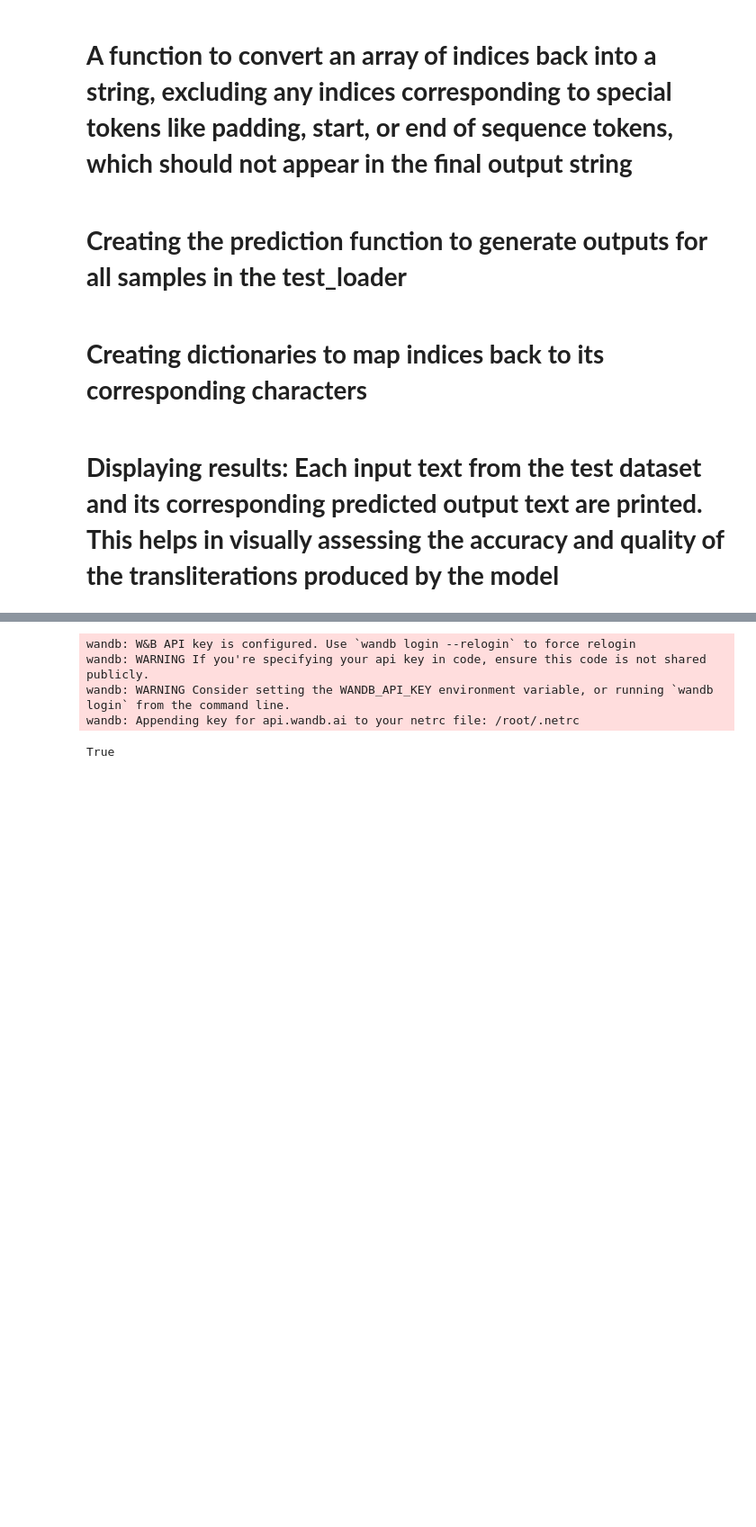
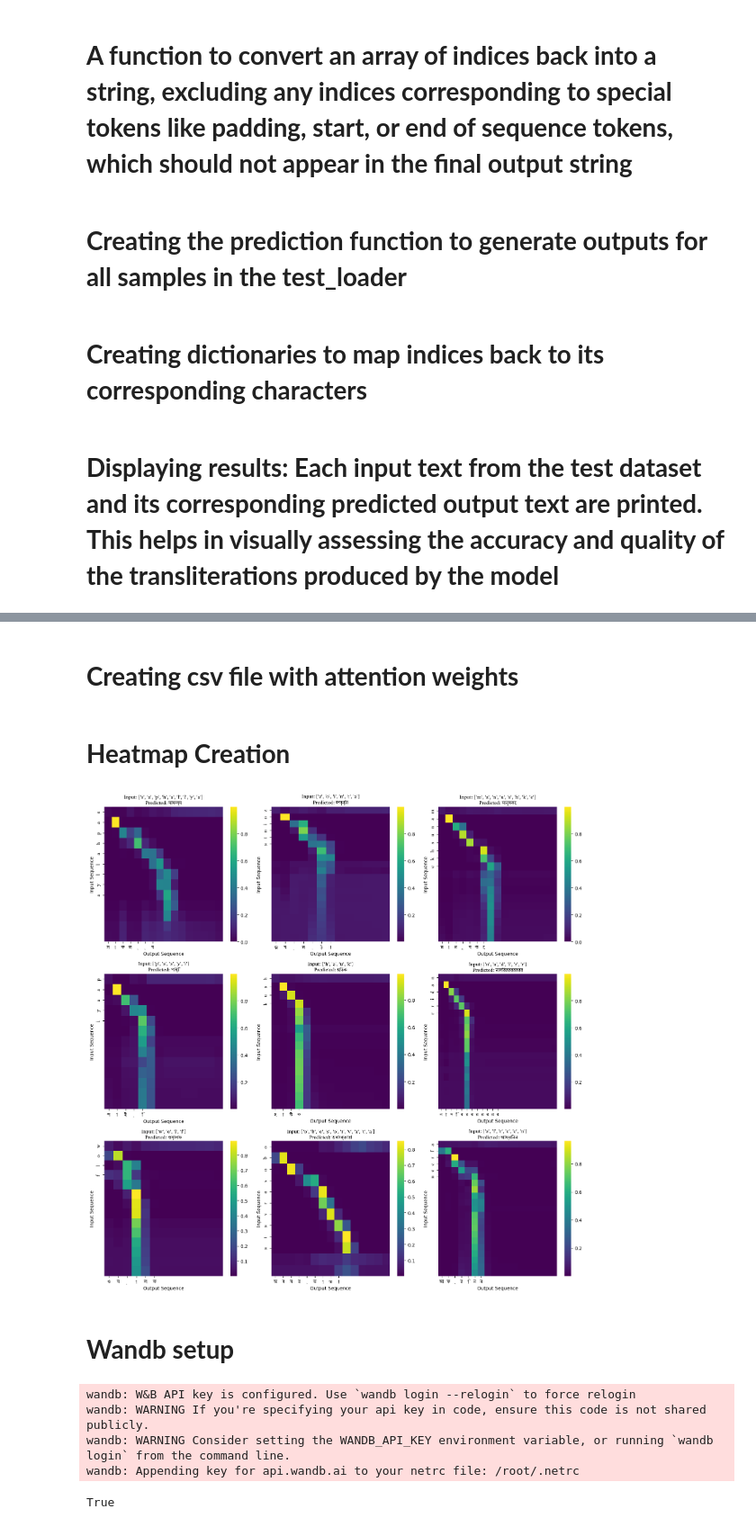
Before and after one commit to PARTHASAKHAPAUL/CS6910_Assignment3, a Jupyter notebook: Part-B_with_attention/CS6910_A3_with_attention.ipynb, the cells around one changed output, grey strips where cells are left out. Shown at 90% size. Cells and saved outputs as stored; diff of their text form; code cells hidden in the pictures; blank space fills up the shorter version.

```diff
--- a/Part-B_with_attention/CS6910_A3_with_attention.ipynb
+++ b/Part-B_with_attention/CS6910_A3_with_attention.ipynb
@@ -255,7 +248,7 @@ def load_data(path):
 # **Load Latin and bangla training data**
 # %%
 # Load Latin and bangla training data from specified path
-latin_train, bangla_train = load_data('/kaggle/input/aksharantar/aksharantar_sampled/ben/ben_train.csv')
+latin_train, bangla_train = load_data('/kaggle/input/aksharantar-sampled/aksharantar_sampled/ben/ben_train.csv')
 # %% [markdown]
 # **Print the loaded Latin and Bangla training data**
 # %%
@@ -556,7 +552,7 @@ KeyboardInterrupt:
 # **Load the Test data into the AksharantarDataset and then creating the test_loader by Dataloader function**
 # %%
 # Load the test data from the specified CSV file location
-latin_test, bangla_test = load_data('/kaggle/input/aksharantar/aksharantar_sampled/ben/ben_test.csv')
+latin_test, bangla_test = load_data('/kaggle/input/aksharantar-sampled/aksharantar_sampled/ben/ben_test.csv')
 
 # Create test_dataset using the AksharantarDataset class, initializing it with test data
 # and corresponding token-to-index mappings for both Latin and Bangla scripts
@@ -590,16 +586,17 @@ def predict(model, iterator, device):
             # Ensure the source and target tensors are on the correct device (GPU or CPU)
             source = source.to(device)
             target = target.to(device)
-            # Obtain model output without teacher forcing (i.e., the model relies entirely on its predictions)
-            output = model(source, target, 0)
+            # Obtain model output and attention weights without teacher forcing (i.e., the model relies entirely on its predictions)
+            output, attention_weights = model(source, target, 0)
             # Get the index with the highest probability from output predictions
             output = output.argmax(2)
             # Convert tensors to CPU numpy arrays for easier manipulation and extraction
             source = source.cpu().numpy()
             output = output.cpu().numpy()
             target = target.cpu().numpy()
-            # Store the tuple of source and decoded output predictions
-            predictions.append((source, target, output))
+            attention_weights = attention_weights.cpu().numpy()
+            # Store the tuple of source, decoded output predictions, and attention weights
+            predictions.append((source, target, output, attention_weights))
     # Return all predictions made over the iterator
     return predictions
 # %% [markdown]
@@ -617,7 +614,7 @@ bangla_index_to_token = {index: char for char, index in bangla_token_to_index.it
 test_predictions = predict(model, test_loader, device)
 # print(test_predictions[1])
 # Loop through the list of tuples containing source and output indices from the test predictions
-for source_indices, target_indices, output_indices in test_predictions:
+for source_indices, target_indices, output_indices, attention_weights in test_predictions:
     # Iterate through each example in the batch. This is necessary as batches may contain multiple examples
     for i in range(source_indices.shape[0]):
         # Decode the source indices to their corresponding text using the mapping dictionary for Latin script
@@ -633,0 +647,2 @@ RuntimeError: Sizes of tensors must match except in dimension 2. Expected size 1
+# %% [markdown]
+# **Creating csv file with attention weights**
@@ -634,3 +680,61 @@ RuntimeError: Sizes of tensors must match except in dimension 2. Expected size 1
+# %% [markdown]
+# **Heatmap Creation**
+# %%
+import matplotlib.pyplot as plt
+import seaborn as sns
+import matplotlib.font_manager as fm
+
+# Function to decode indices into tokens, ignoring specified tokens
+def decode_indices(indices, index_to_token, ignore_tokens):
+    valid_indices = [index for index in indices if index not in ignore_tokens]  # Filter out the ignored tokens.
+    return ''.join([index_to_token[index] for index in valid_indices if index in index_to_token])  # Convert indices to tokens and join them into a string.
+
+# Function to plot attention weights using seaborn's heatmap
+def plot_attention(ax, input_text, output_text, attention_weights, font_properties):
+    attention_weights = attention_weights.squeeze(1)  # Remove singleton dimensions from attention weights.
+    sns.heatmap(attention_weights, xticklabels=output_text, yticklabels=input_text, ax=ax, cmap='viridis')  # Plot the attention weights as a heatmap.
+    ax.set_xticklabels(output_text, fontproperties=font_properties)  # Set Bengali font for x-axis labels
+    ax.set_yticklabels(input_text, fontproperties=font_properties)  # Set Bengali font for y-axis labels
+    ax.set_xlabel('Output Sequence')  # Set the x-axis label.
+    ax.set_ylabel('Input Sequence')  # Set the y-axis label.
+    title = f'Input: {input_text}\nPredicted: {predicted_text}'  # Combine input and predicted texts with a newline character
+    ax.set_title(title, fontproperties=font_properties)  # Set the combined title
+
+# Assume test_predictions are obtained from the predict function
+test_predictions = predict(model, test_loader, device)  # Get predictions and attention weights from the model.
+
+# Tokens to ignore during decoding
+ignore_tokens = {
+    bangla_token_to_index['<eos>'],  # Ignore the <eos> token.
+    bangla_token_to_index['<pad>'],  # Ignore the <pad> token.
+    bangla_token_to_index['<sos>']  # Ignore the <sos> token.
+}
+
+# Load the Bengali font
+bengali_font_path = "/kaggle/input/tiro-beng/TiroBangla-Regular.ttf"  # Specify the path to a Bengali font file
+bengali_font = fm.FontProperties(fname=bengali_font_path, size=10)  # Create a font property
+
+# Plotting in a 3x3 grid
+fig, axes = plt.subplots(3, 3, figsize=(15, 15))  # Create a 3x3 grid of subplots with specified figure size.
+axes = axes.flatten()  # Flatten the 2D array of axes for easy iteration.
+
+for idx, (source_indices, target_indices, output_indices, attention_weights) in enumerate(test_predictions[:9]):  # Iterate over the first 9 test predictions.
+    input_text = decode_indices(source_indices[0], latin_index_to_token, ignore_tokens)  # Decode the source indices into input text.
+    predicted_text = decode_indices(output_indices[0], bangla_index_to_token, ignore_tokens)  # Decode the output indices into predicted text.
+    attention = attention_weights[0]  # Get the attention weights for the first sequence.
+
+    plot_attention(axes[idx], list(input_text), list(predicted_text), attention, bengali_font)  # Plot the attention weights.
+
+# Hide any remaining empty subplots
+for j in range(idx + 1, len(axes)):  # Iterate over any remaining subplots.
+    fig.delaxes(axes[j])  # Delete the empty subplot.
+
+plt.tight_layout()  # Adjust subplots to fit into the figure area.
+plt.show()  # Display the figure.
+# %% [output]
+[figure, added]
+# %% [markdown]
+# **Wandb setup**
 # %%
 import wandb
 import numpy as np
```
Also changed, not shown: parts of 21 cells of this notebook.
